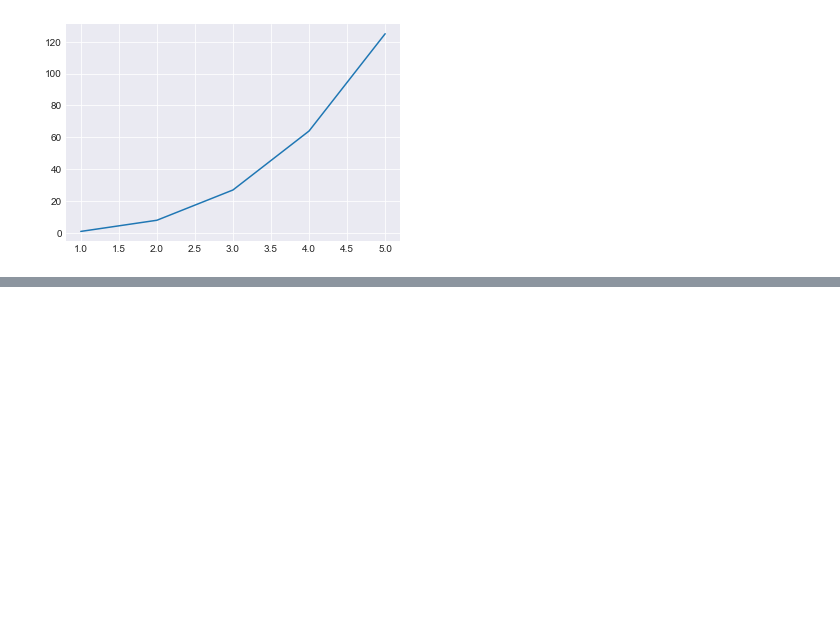
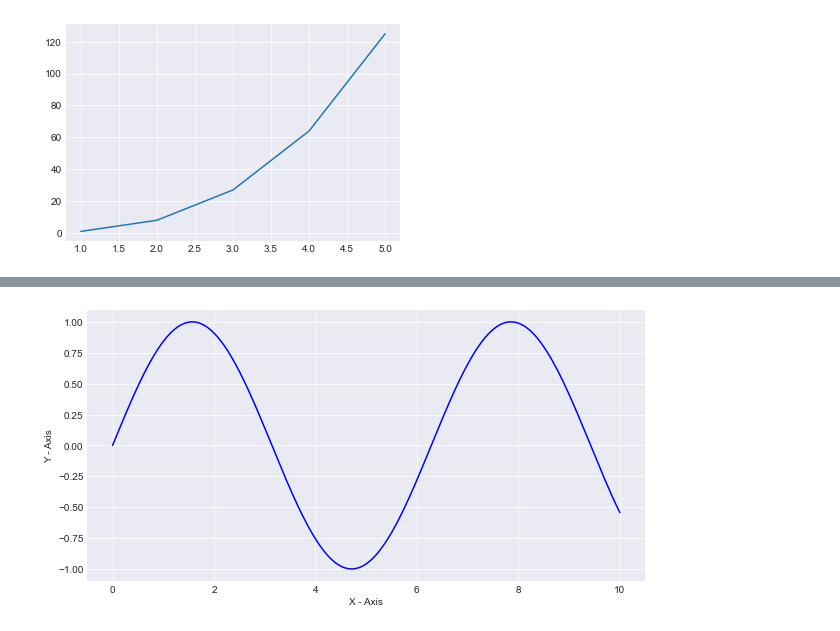
Before and after one commit to uannabi/MatPlotLibGraph, a Jupyter notebook: LineGraph.ipynb, the cells around one changed output, grey strips where cells are left out. Cells and saved outputs as stored; diff of their text form; code cells hidden in the pictures; blank space fills up the shorter version.

Commit message:
different line stile

```diff
--- a/LineGraph.ipynb
+++ b/LineGraph.ipynb
@@ -19,0 +46,11 @@ y=np.sin(x)
+# %%
+#Solid Blue line will be plotted using the argument "b-"
+plt.figure(figsize=(10,5))
+x=np.linspace(0,10,1000)
+y=np.sin(x)
+plt.plot(x,y,'-b')
+plt.xlabel("X - Axis")
+plt.ylabel("Y - Axis")
+plt.show()
+# %% [output]
+[figure, added]
```
Also changed, not shown: parts of 9 cells of this notebook.
